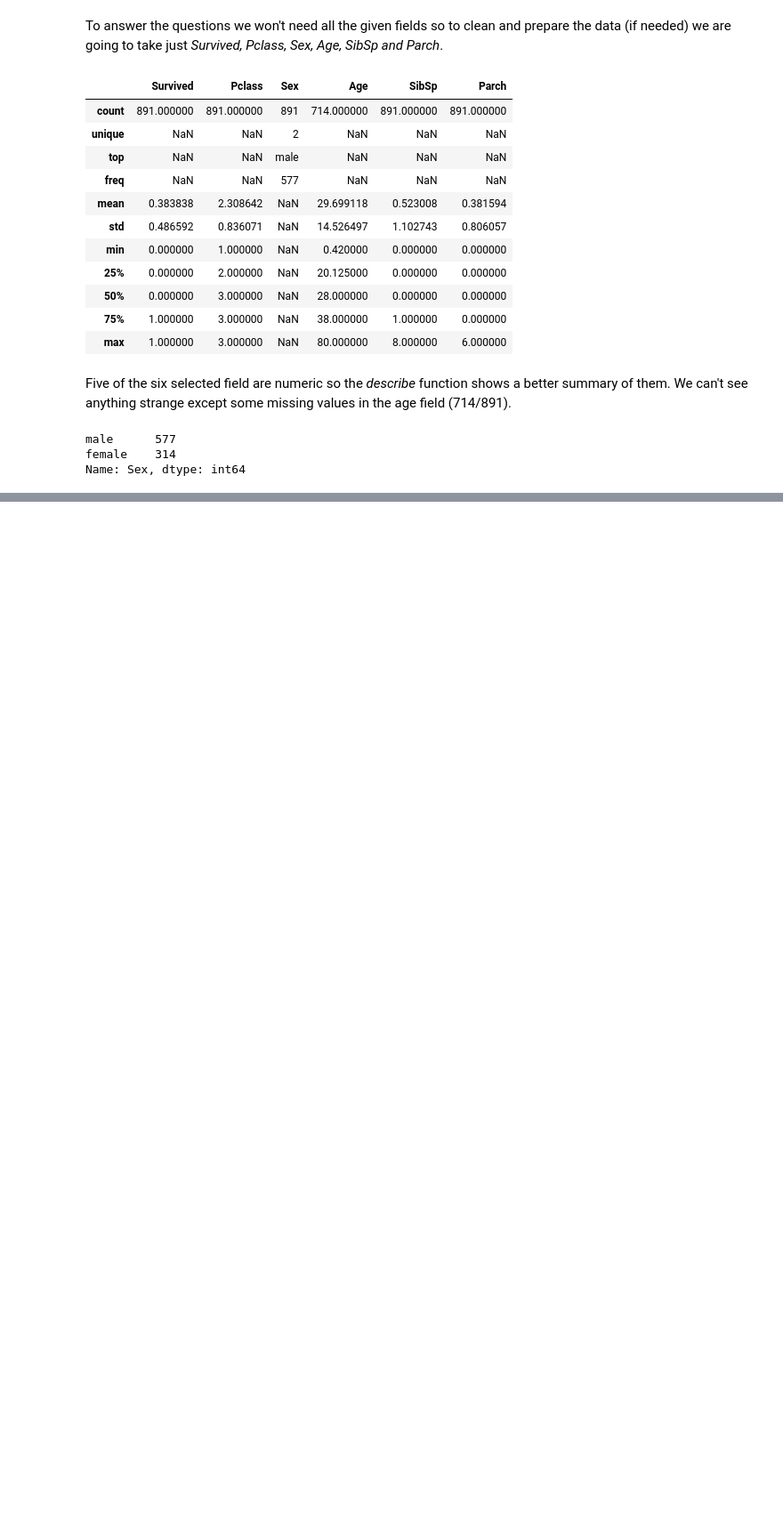
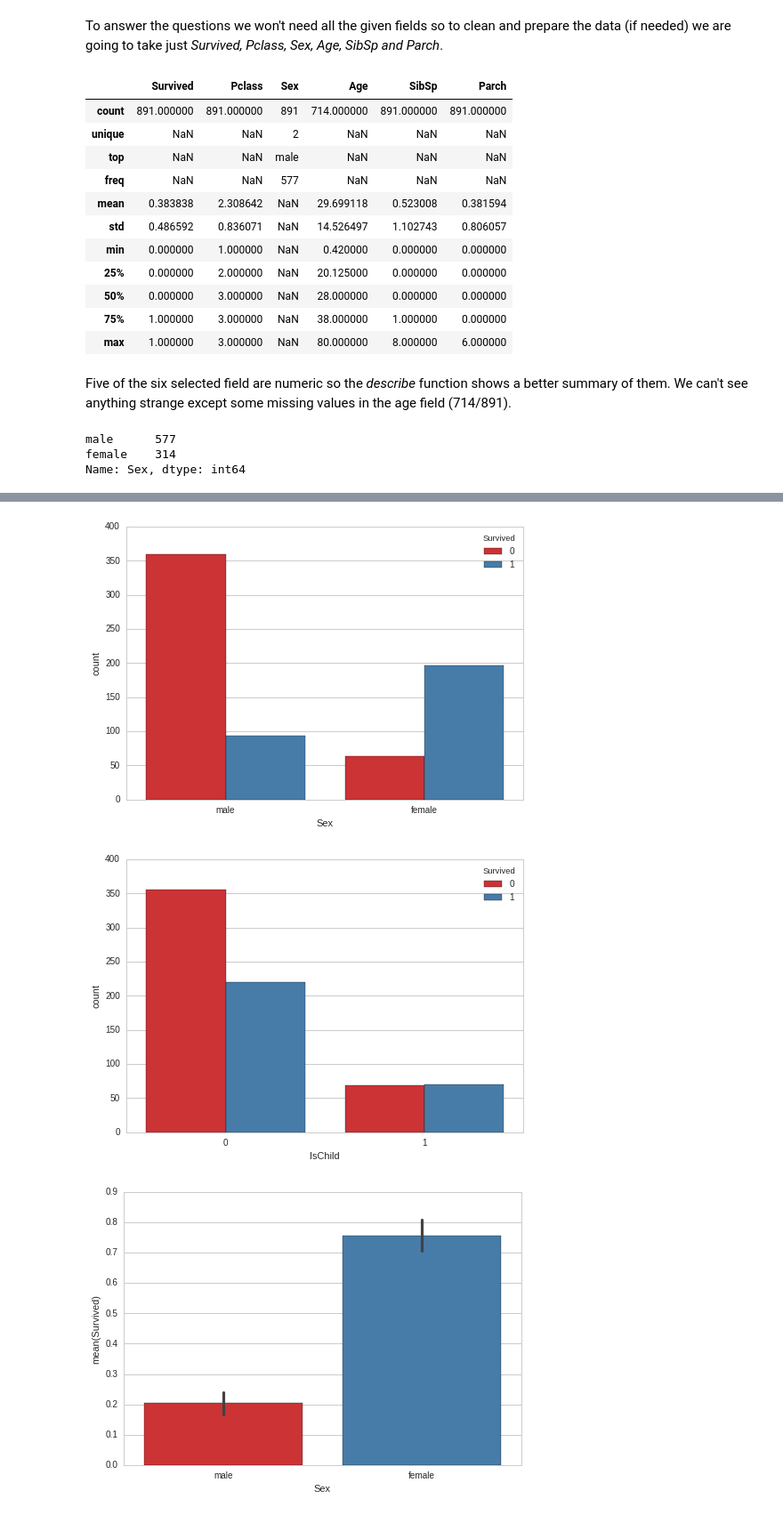
Before and after one commit to jmonterrubio/Titanic-Data-Investigation, a Jupyter notebook: Titanic Data Investigation.ipynb, the cells around one changed output, grey strips where cells are left out. Shown: that part at 89% size. Cells and saved outputs as stored; diff of their text form; code cells hidden in the pictures; blank space fills up the shorter version.

Commit message:
Added graph for first question

```diff
--- a/Titanic Data Investigation.ipynb
+++ b/Titanic Data Investigation.ipynb
@@ -104,0 +107,3 @@ Name: Sex, dtype: int64
+# %%
+titanic_df = titanic_df[titanic_df["Age"].notnull()]
+len(titanic_df)
@@ -104,0 +118,28 @@ Name: Sex, dtype: int64
+# %%
+def isChild(x):
+    if x > 18:
+        return 0
+    else:
+        return 1
+titanic_df["IsChild"] = pd.Series(titanic_df["Age"].apply(isChild), index=titanic_df.index)
+# %%
+import seaborn as sns
+import matplotlib.pyplot as plt
+%matplotlib inline
+# g = sns.FacetGrid(titanic_df, row="Sex", col="IsChild", hue="Survived")
+# g.map(plt.scatter,"Sex","IsChild")
+# g.add_legend()
+
+sns.set(style="whitegrid")
+sns.countplot(data=titanic_df,x="Sex",hue="Survived", palette="Set1")
+sns.plt.show()
+sns.countplot(data=titanic_df,x="IsChild",hue="Survived", palette="Set1")
+sns.plt.show()
+sns.barplot(data=titanic_df,x="Sex",y="Survived", palette="Set1")
+sns.plt.show()
+sns.barplot(data=titanic_df,x="IsChild",y="Survived", palette="Set1")
+sns.plt.show()
+# %% [output]
+[figure, added]
+[figure, added]
+[figure, added]
```
Also changed, not shown: parts of 7 cells of this notebook.
